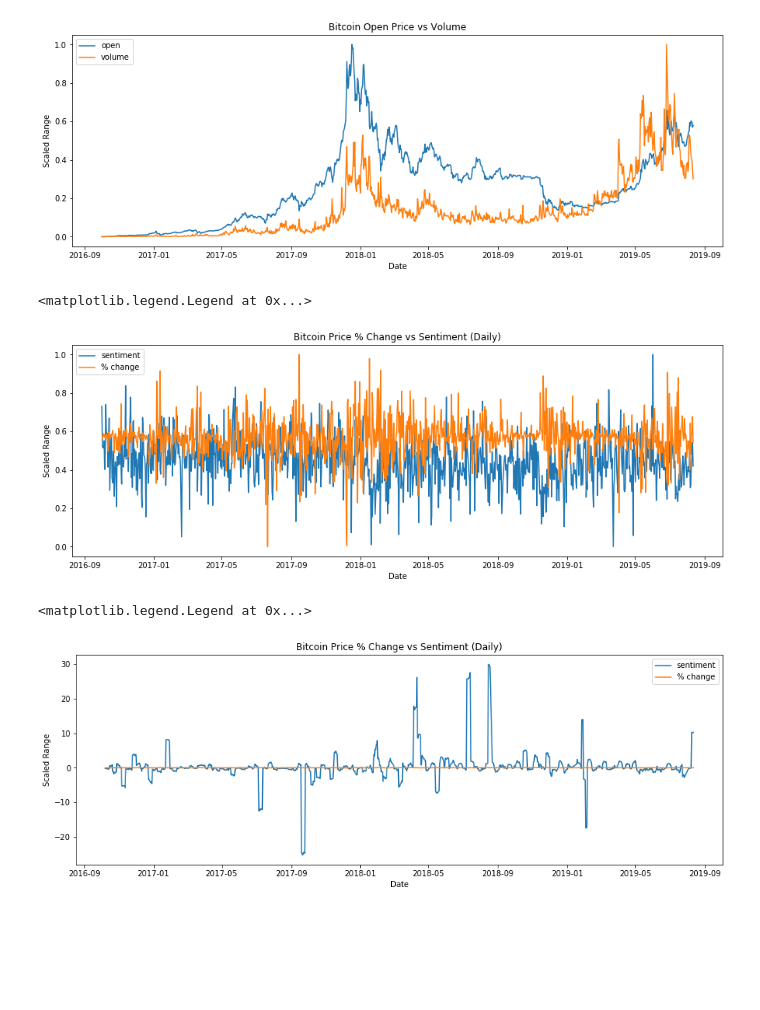
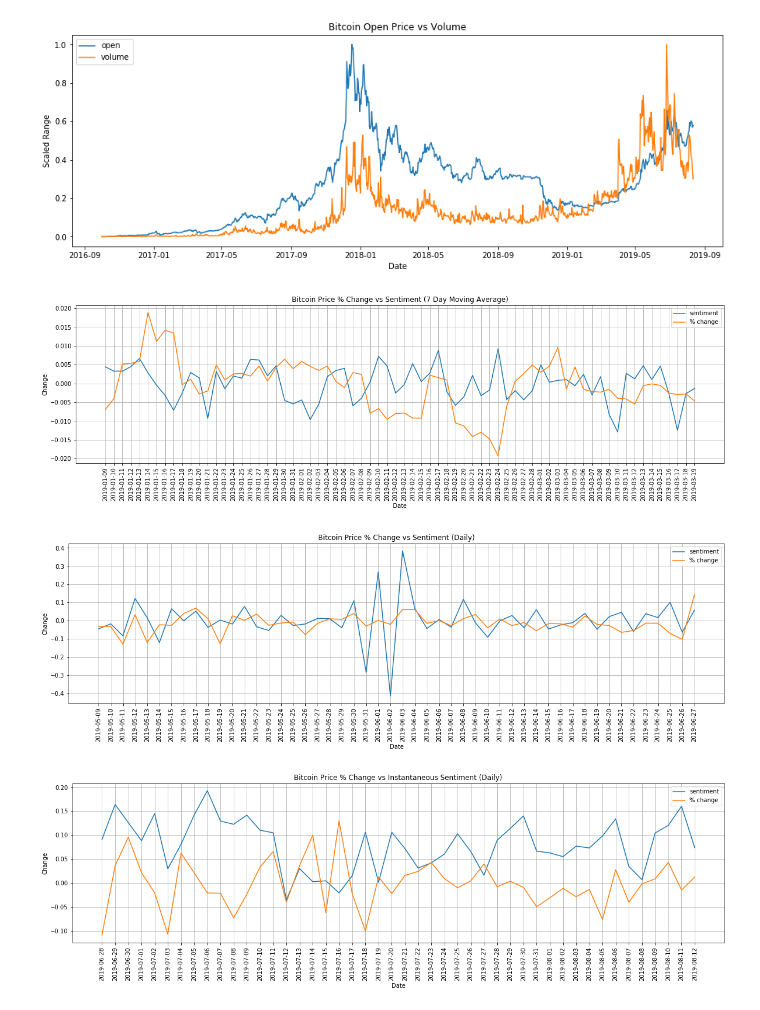
Before and after one commit to silvernine209/nlp_bitcoin_trading, a Jupyter notebook: bitcoin_trader_v2.ipynb, the cells around one changed output. Drawn from its saved outputs; the diff is of its cells as text; code cells hidden in the pictures; blank space fills up the shorter version.

```diff
--- a/bitcoin_trader_v2.ipynb
+++ b/bitcoin_trader_v2.ipynb
@@ -754,17 +690,3 @@ def show_variance_explained_plots(pca):
 show_variance_explained_plots(pca)
 # %% [markdown]
 # Sentiment Analysis
-# %%
-# Load df_news_raw
-with open('df_news_clean.pkl', 'rb') as picklefile:
-    df_news_clean = pickle.load(picklefile)
-
-# Start and end date to feed to bitcoin price scraping function
-start_date = min(df_news_clean['date']).strftime("%Y%m%d")
-end_date = max(df_news_clean['date']).strftime("%Y%m%d")
-
-df_price = scrape_bitcoin_price(start_date,end_date)
-
-# # Add percent change column
-# df_price['open2']=df_price['open'].shift(-1).copy()
-# df_price['percent_change']=(df_price['open2']-df_price['open'])/df_price['open']*100
@@ -788,4 +692,0 @@ df_news_clean = pd.concat([df_news_clean,df_sentiment],axis=1)
-# %%
-# get daily sentiment score by getting mean of sentiments & concat it with bitcoin price data
-df_daily = df_news_clean.groupby(['date'], as_index=False).mean().copy()
-df_daily = pd.concat([df_daily,df_price[['open', 'high', 'low', 'close', 'volume', 'market_cap']]],axis=1)
@@ -871,31 +774,59 @@ plt.legend(['open','volume'])
 # %% [output]
 <matplotlib.legend.Legend at 0x...>
 [figure]
+# %%
+start_index = 830
+end_index = 900
+
+plt.figure(figsize=(20,5))
+#sns.lineplot(x=df_daily['date'][start_index:end_index],y=df_daily['wkly_sentiment_change'][start_index:end_index])
+#sns.lineplot(x=df_daily['date'][start_index:end_index],y=df_daily['2wk_sentiment_change'][start_index:end_index])
+sns.lineplot(x=df_daily['date'][start_index:end_index],y=df_daily['3wk_sentiment_change'][start_index:end_index])
+sns.lineplot(x=df_daily['date'][start_index:end_index],y=df_daily['percent_change_wkly_open'][start_index:end_index])
+
+plt.xlabel('Date')
+plt.ylabel('Change')
+plt.title('Bitcoin Price % Change vs Sentiment (7 Day Moving Average)')
+plt.legend(['sentiment','% change'])
+plt.xticks(df_daily['date'][start_index:end_index],rotation='vertical')
+plt.grid()
+# %% [output]
+[figure, added]
 # %%
-min_max_scaler = preprocessing.MinMaxScaler()
+start_index = 950
+end_index = 1000
 
-plt.figure(figsize=(15,5))
-sns.lineplot(x=df_daily['date'],y=min_max_scaler.fit_transform(df_daily['compound'].values.reshape(-1,1)).reshape(-1))
-sns.lineplot(x=df_daily['date'],y=min_max_scaler.fit_transform(df_daily['percent_change_daily_open'].values.reshape(-1,1)).reshape(-1))
+plt.figure(figsize=(20,5))
+sns.lineplot(x=df_daily['date'][start_index:end_index],y=df_daily['daily_sentiment_change'][start_index:end_index])
+#sns.lineplot(x=df_daily['date'][start_index:end_index],y=df_daily['2wk_sentiment_change'][start_index:end_index])
+#sns.lineplot(x=df_daily['date'][start_index:end_index],y=df_daily['3wk_sentiment_change'][start_index:end_index])
+sns.lineplot(x=df_daily['date'][start_index:end_index],y=df_daily['percent_change_daily_close'][start_index:end_index])
 
 plt.xlabel('Date')
-plt.ylabel('Scaled Range')
+plt.ylabel('Change')
 plt.title('Bitcoin Price % Change vs Sentiment (Daily)')
 plt.legend(['sentiment','% change'])
+plt.xticks(df_daily['date'][start_index:end_index],rotation='vertical')
+plt.grid()
 # %% [output]
-<matplotlib.legend.Legend at 0x...>
-[figure, old version]
+[figure, new version]
 # %%
-mask = ((df_daily['percent_change_wkly_sentiment']>-30)&(df_daily['percent_change_wkly_sentiment']<30))
 
-plt.figure(figsize=(15,5))
-sns.lineplot(x=df_daily['date'][mask],y=df_daily['percent_change_wkly_sentiment'][mask])
-sns.lineplot(x=df_daily['date'],y=df_daily['percent_change_wkly_open'])
+
+start_index = 1000
+end_index = 1046
+
+plt.figure(figsize=(20,5))
+sns.lineplot(x=df_daily['date'][start_index:end_index],y=df_daily['final_sentiment'][start_index:end_index])
+#sns.lineplot(x=df_daily['date'][start_index:end_index],y=df_daily['2wk_sentiment_change'][start_index:end_index])
+#sns.lineplot(x=df_daily['date'][start_index:end_index],y=df_daily['3wk_sentiment_change'][start_index:end_index])
+sns.lineplot(x=df_daily['date'][start_index:end_index],y=df_daily['percent_change_daily_close'][start_index:end_index])
 
 plt.xlabel('Date')
-plt.ylabel('Scaled Range')
-plt.title('Bitcoin Price % Change vs Sentiment (Daily)')
+plt.ylabel('Change')
+plt.title('Bitcoin Price % Change vs Instantaneous Sentiment (Daily)')
 plt.legend(['sentiment','% change'])
+plt.xticks(df_daily['date'][start_index:end_index],rotation='vertical')
+plt.grid()
 # %% [output]
-<matplotlib.legend.Legend at 0x...>
-[figure, old version]
+[figure, new version]
```
Also changed, not shown: parts of 51 cells of this notebook.
